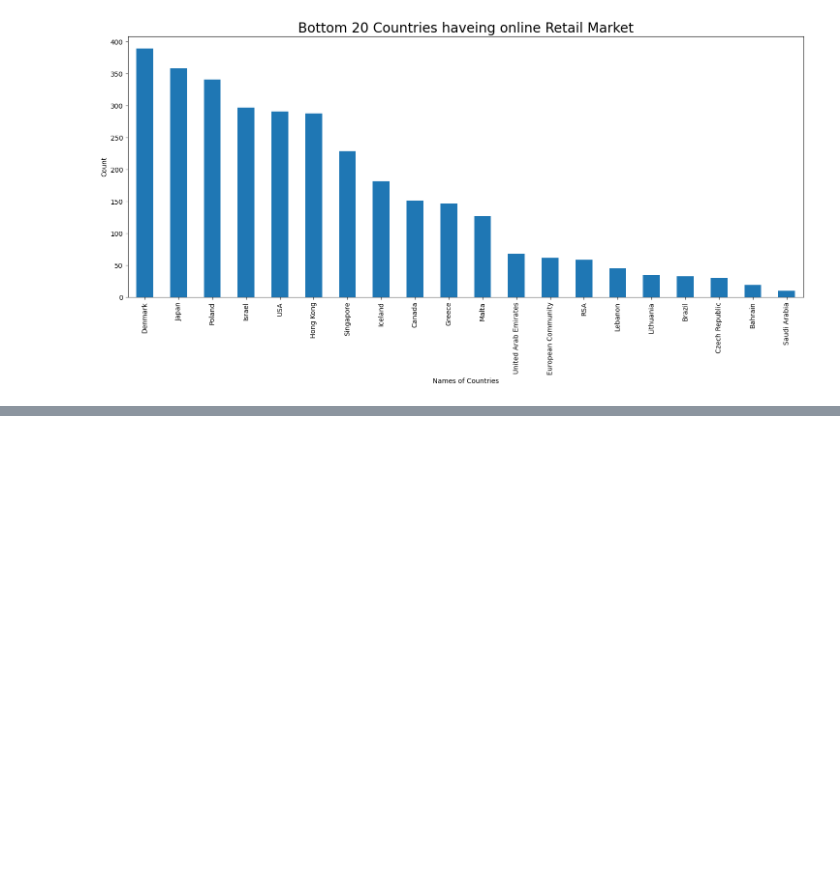
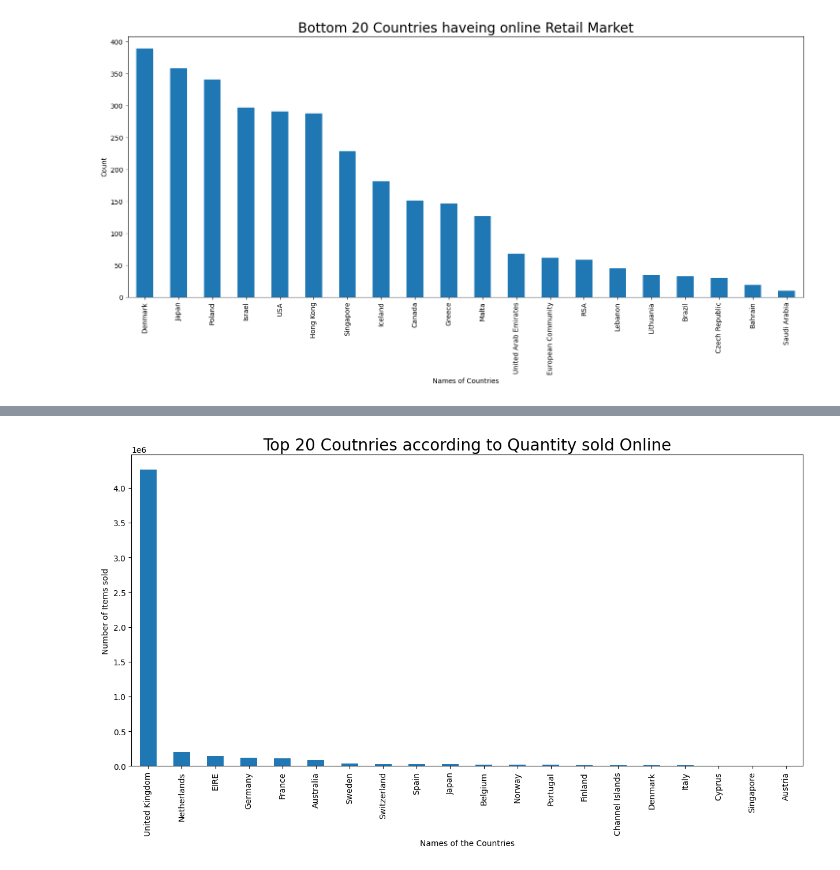
Before and after one commit to isauravmanitripathi/Online-Retail-Transaction, a Jupyter notebook: Online-Retail.ipynb, the cells around one changed output, grey strips where cells are left out. Cells and saved outputs as stored; diff of their text form; code cells hidden in the pictures; blank space fills up the shorter version.

```diff
--- a/Online-Retail.ipynb
+++ b/Online-Retail.ipynb
@@ -186,0 +199,9 @@ plt.show()
+# %%
+data['Quantity'].groupby(data['Country']).agg('sum').sort_values(ascending = False).head(20).plot.bar(figsize = (15,7))
+
+plt.title('Top 20 Coutnries according to Quantity sold Online', fontsize = 20)
+plt.xlabel('Names of the Countries')
+plt.ylabel('Number of Items sold')
+plt.show()
+# %% [output]
+[figure, added]
```
Also changed, not shown: parts of 15 cells of this notebook.
